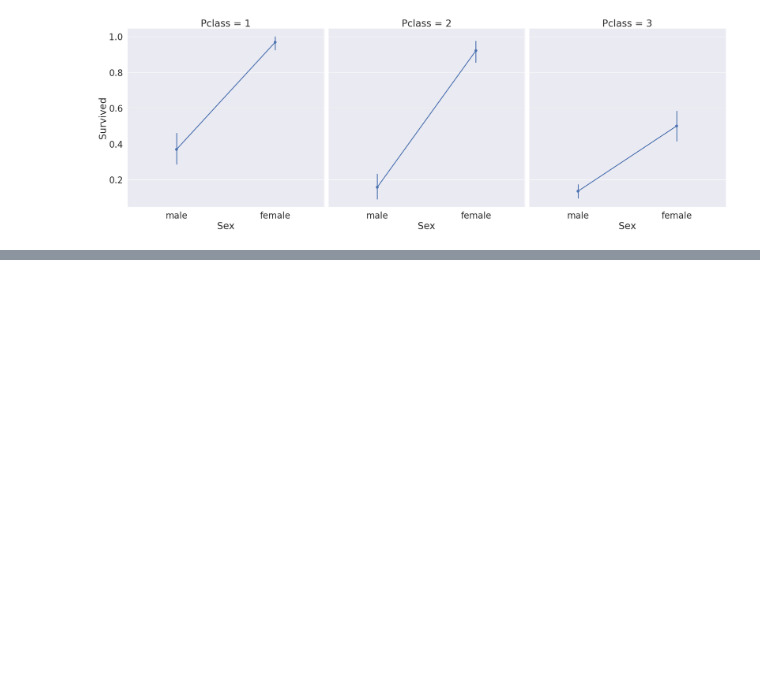
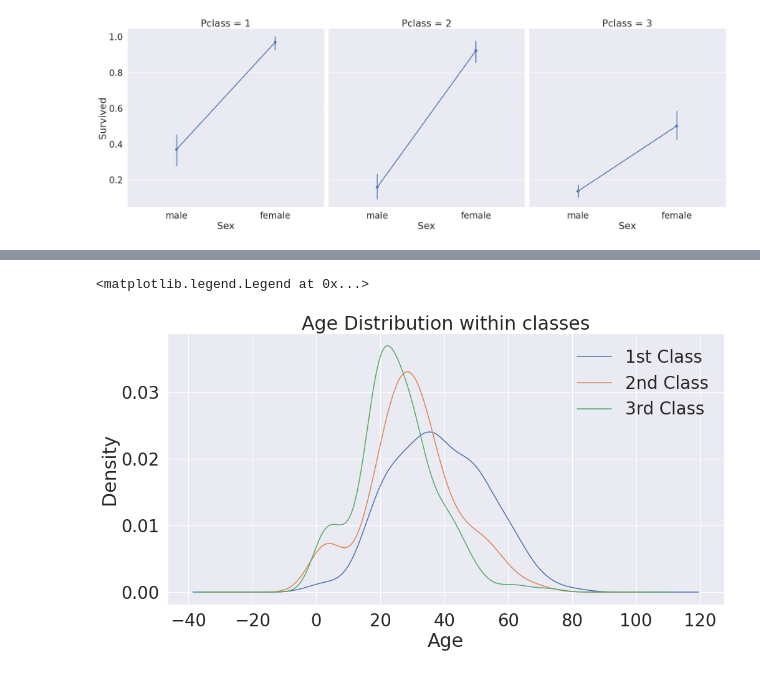
Before and after one commit to mskim8717/kaggle, a Jupyter notebook: Titanic/minsoo-titanic.ipynb, the cells around one changed output, grey strips where cells are left out. Drawn from its saved outputs; the diff is of its cells as text; code cells hidden in the pictures; blank space fills up the shorter version.

```diff
--- a/Titanic/minsoo-titanic.ipynb
+++ b/Titanic/minsoo-titanic.ipynb
@@ -203,0 +293,12 @@ sns.factorplot(x='Sex',y='Survived', hue='Pclass', data=df_train, saturatoin=0.5
+# %%
+f, ax = plt.subplots(1,1,figsize=(16,8))
+df_train['Age'][df_train['Pclass']==1].plot(kind='kde')
+df_train['Age'][df_train['Pclass']==2].plot(kind='kde')
+df_train['Age'][df_train['Pclass']==3].plot(kind='kde')
+
+ax.set_xlabel('Age')
+ax.set_title('Age Distribution within classes')
+ax.legend(['1st Class','2nd Class','3rd Class'])
+# %% [output]
+<matplotlib.legend.Legend at 0x...>
+[figure, added]
```
Also changed, not shown: parts of 23 cells of this notebook.
